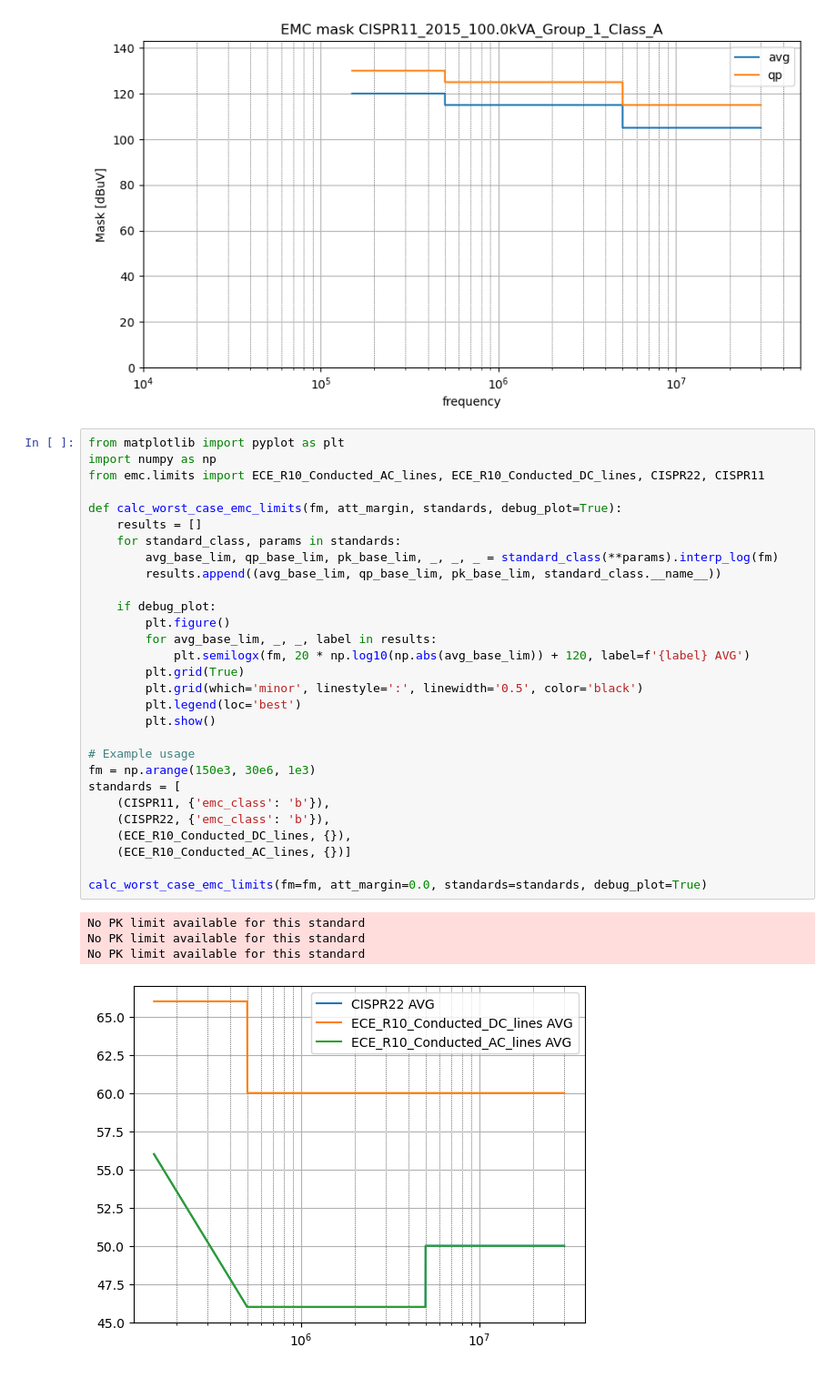
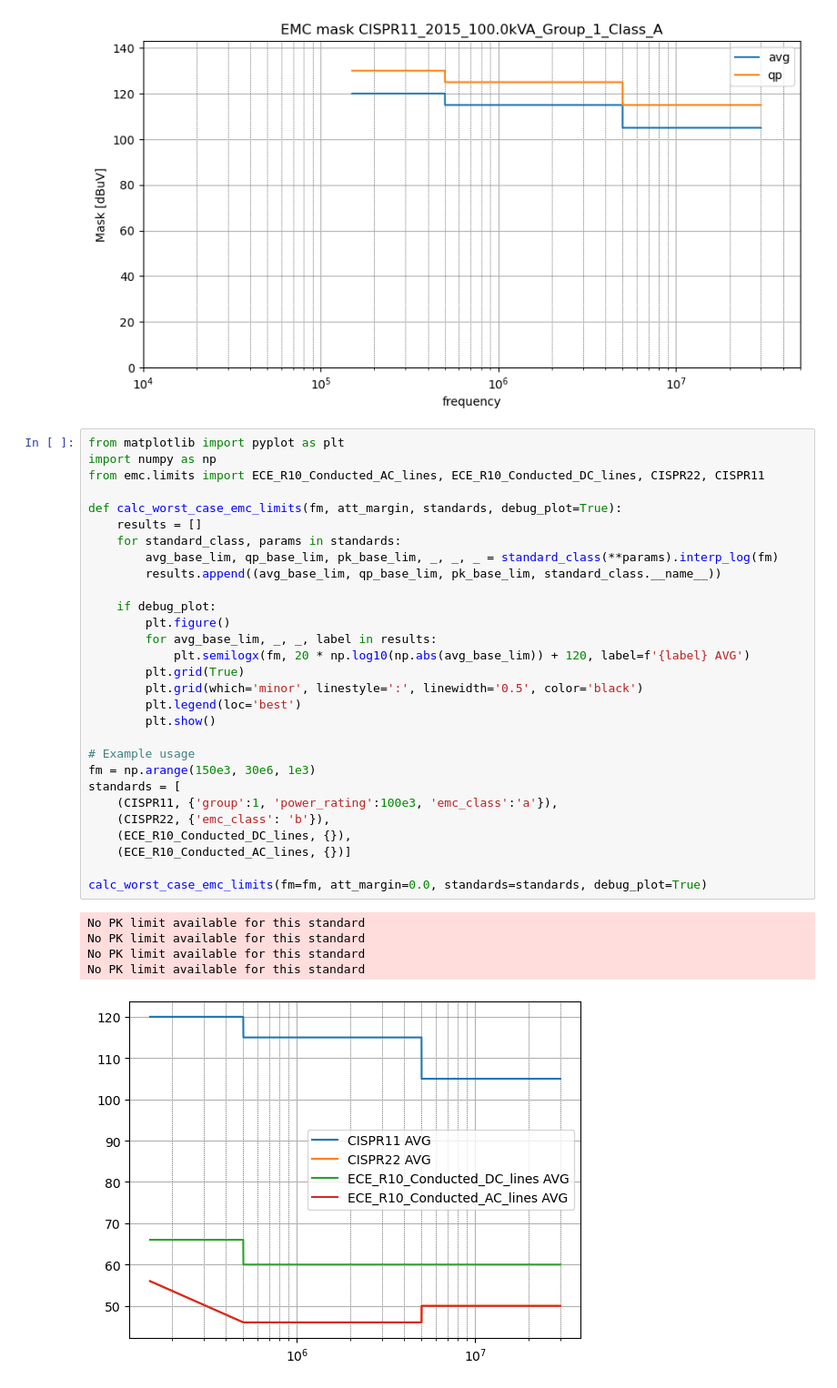
Before and after one commit to tinix84/LinkedinPublic, a Jupyter notebook: 20231122_emc.ipynb, the cells around one changed output. Shown: that part at 91% size. Saved outputs shown, nothing was run; the diff lists cells and outputs as text.

```diff
--- a/20231122_emc.ipynb
+++ b/20231122_emc.ipynb
@@ -44,32 +44,33 @@ from matplotlib import pyplot as plt
 import numpy as np
 from emc.limits import ECE_R10_Conducted_AC_lines, ECE_R10_Conducted_DC_lines, CISPR22, CISPR11
 
 def calc_worst_case_emc_limits(fm, att_margin, standards, debug_plot=True):
     results = []
     for standard_class, params in standards:
         avg_base_lim, qp_base_lim, pk_base_lim, _, _, _ = standard_class(**params).interp_log(fm)
         results.append((avg_base_lim, qp_base_lim, pk_base_lim, standard_class.__name__))
 
     if debug_plot:
         plt.figure()
         for avg_base_lim, _, _, label in results:
             plt.semilogx(fm, 20 * np.log10(np.abs(avg_base_lim)) + 120, label=f'{label} AVG')
         plt.grid(True)
         plt.grid(which='minor', linestyle=':', linewidth='0.5', color='black')
         plt.legend(loc='best')
         plt.show()
 
 # Example usage
 fm = np.arange(150e3, 30e6, 1e3)
 standards = [
-    (CISPR11, {'emc_class': 'b'}),
+    (CISPR11, {'group':1, 'power_rating':100e3, 'emc_class':'a'}),
     (CISPR22, {'emc_class': 'b'}),
     (ECE_R10_Conducted_DC_lines, {}),
     (ECE_R10_Conducted_AC_lines, {})]
 
 calc_worst_case_emc_limits(fm=fm, att_margin=0.0, standards=standards, debug_plot=True)
 # %% [output]
 No PK limit available for this standard
 No PK limit available for this standard
 No PK limit available for this standard
+No PK limit available for this standard
-[figure, old version]
+[figure, new version]
```
Also changed, not shown: 1 other file.
